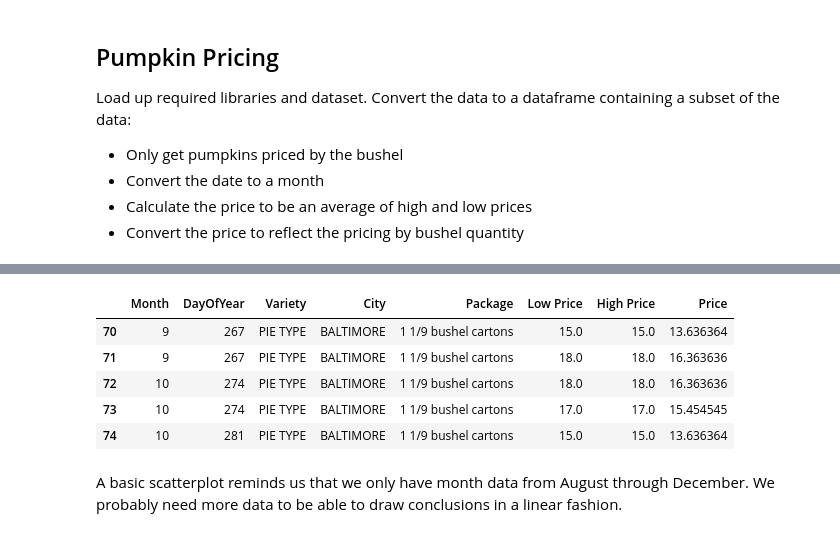
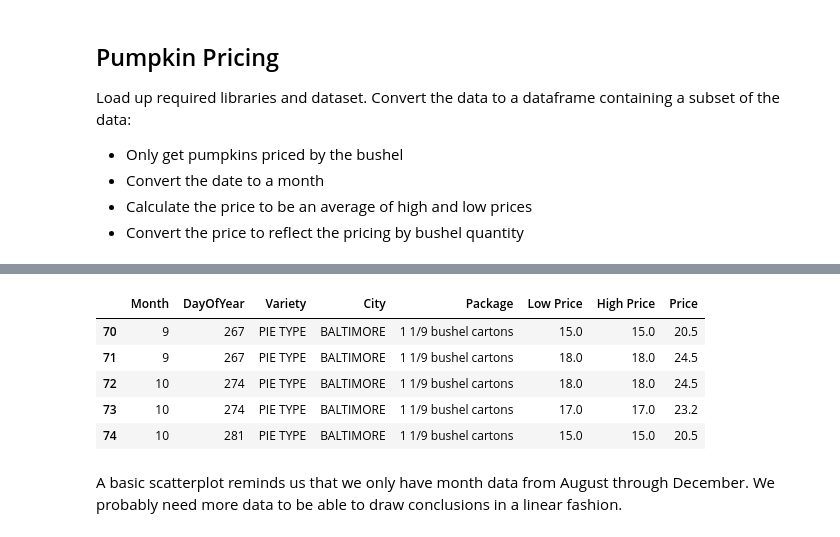
Before and after one commit to Kirfan97/ML-For-Beginners-Fork1, a Jupyter notebook: 2-Regression/3-Linear/notebook.ipynb, the cells around one changed output, grey strips where cells are left out. Saved outputs shown, nothing was run; the diff lists cells and outputs as text; code cells hidden in the pictures.

```diff
--- a/2-Regression/3-Linear/notebook.ipynb
+++ b/2-Regression/3-Linear/notebook.ipynb
@@ -29,34 +32,34 @@ pumpkins.head()
 # %%
 pumpkins = pumpkins[pumpkins['Package'].str.contains('bushel', case=True, regex=True)]
 
 new_columns = ['Package', 'Variety', 'City Name', 'Month', 'Low Price', 'High Price', 'Date']
 pumpkins = pumpkins.drop([c for c in pumpkins.columns if c not in new_columns], axis=1)
 
-price = (pumpkins['Low Price'] + pumpkins['High Price']) / 2
+price = round((pumpkins['Low Price'] + pumpkins['High Price'] / 2),1)
 
 month = pd.DatetimeIndex(pumpkins['Date']).month
 day_of_year = pd.to_datetime(pumpkins['Date']).apply(lambda dt: (dt-datetime(dt.year,1,1)).days)
 
 new_pumpkins = pd.DataFrame(
     {'Month': month,
      'DayOfYear' : day_of_year,
      'Variety': pumpkins['Variety'],
      'City': pumpkins['City Name'],
      'Package': pumpkins['Package'],
      'Low Price': pumpkins['Low Price'],
      'High Price': pumpkins['High Price'],
      'Price': price})
 
-new_pumpkins.loc[new_pumpkins['Package'].str.contains('1 1/9'), 'Price'] = price/1.1
-new_pumpkins.loc[new_pumpkins['Package'].str.contains('1/2'), 'Price'] = price*2
+new_pumpkins.loc[new_pumpkins['Package'].str.contains('1 1/9'), 'Price'] = round(price/1.1,1)
+new_pumpkins.loc[new_pumpkins['Package'].str.contains('1/2'), 'Price'] = round(price*2,1)
 
 new_pumpkins.head()
 # %% [output]
 |  | Month | DayOfYear | Variety | City | Package | Low Price | High Price | Price |
-| 70 | 9 | 267 | PIE TYPE | BALTIMORE | 1 1/9 bushel cartons | 15.0 | 15.0 | 13.636364 |
-| 71 | 9 | 267 | PIE TYPE | BALTIMORE | 1 1/9 bushel cartons | 18.0 | 18.0 | 16.363636 |
-| 72 | 10 | 274 | PIE TYPE | BALTIMORE | 1 1/9 bushel cartons | 18.0 | 18.0 | 16.363636 |
-| 73 | 10 | 274 | PIE TYPE | BALTIMORE | 1 1/9 bushel cartons | 17.0 | 17.0 | 15.454545 |
-| 74 | 10 | 281 | PIE TYPE | BALTIMORE | 1 1/9 bushel cartons | 15.0 | 15.0 | 13.636364 |
+| 70 | 9 | 267 | PIE TYPE | BALTIMORE | 1 1/9 bushel cartons | 15.0 | 15.0 | 20.5 |
+| 71 | 9 | 267 | PIE TYPE | BALTIMORE | 1 1/9 bushel cartons | 18.0 | 18.0 | 24.5 |
+| 72 | 10 | 274 | PIE TYPE | BALTIMORE | 1 1/9 bushel cartons | 18.0 | 18.0 | 24.5 |
+| 73 | 10 | 274 | PIE TYPE | BALTIMORE | 1 1/9 bushel cartons | 17.0 | 17.0 | 23.2 |
+| 74 | 10 | 281 | PIE TYPE | BALTIMORE | 1 1/9 bushel cartons | 15.0 | 15.0 | 20.5 |
 # %% [markdown]
 A basic scatterplot reminds us that we only have month data from August through December. We probably need more data to be able to draw conclusions in a linear fashion.
```
Also changed, not shown: parts of 23 cells of this notebook, 1 other file.
